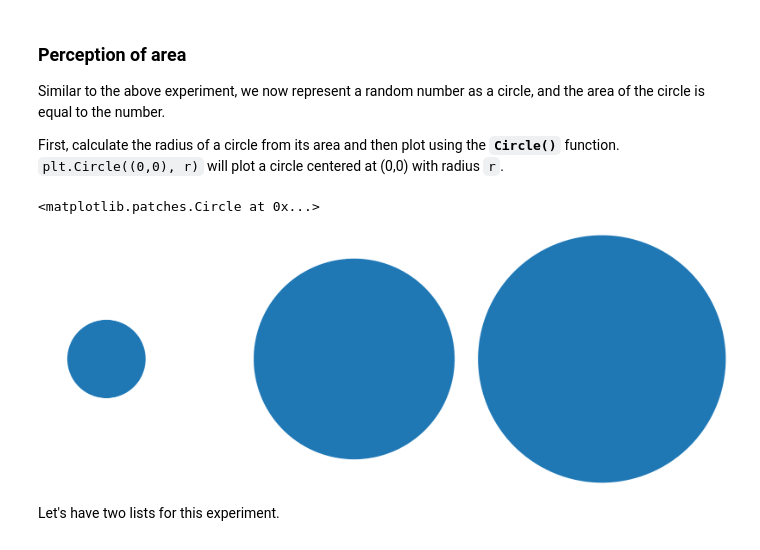
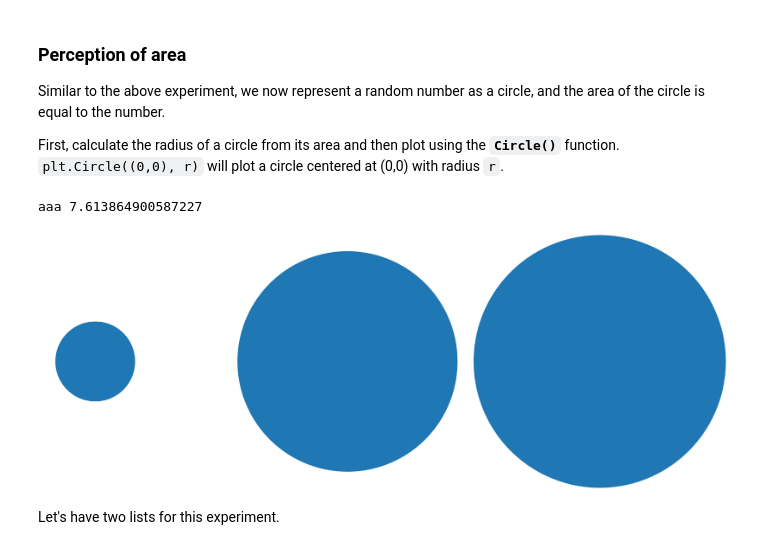
Before and after one commit to tudorrw/UBB_Master_ICA, a Jupyter notebook: 2_semester/SDV (Scientific Data Visualization)/courses/course_4/c04.ipynb, the cells around one changed output. Drawn from its saved outputs; the diff is of its cells as text; code cells hidden in the pictures.

```diff
--- a/2_semester/SDV (Scientific Data Visualization)/courses/course_4/c04.ipynb
+++ b/2_semester/SDV (Scientific Data Visualization)/courses/course_4/c04.ipynb
@@ -295,23 +331,25 @@ First, calculate the radius of a circle from its area and then plot using the **
 # %%
 n1 = 0.005
 n2 = 0.05
 
 radius1 = np.sqrt(n1 / np.pi)  # area = pi * r * r
 radius2 = np.sqrt(n2 / np.pi)
-random_radius = np.sqrt(n1 * random.uniform(1, 10) / np.pi)
+a =  random.uniform(1, 10)
+random_radius = np.sqrt(n1 * a / np.pi)
 
 plt.axis("equal")
 plt.axis("off")
 circ1 = plt.Circle((0, 0), radius1, clip_on=False)
 circ2 = plt.Circle((4 * radius2, 0), radius2, clip_on=False)
 rand_circ = plt.Circle((2 * radius2, 0), random_radius, clip_on=False)
 
 plt.gca().add_artist(circ1)
 plt.gca().add_artist(circ2)
 plt.gca().add_artist(rand_circ)
+print("aaa", a)
 # %% [output]
-<matplotlib.patches.Circle at 0x...>
+aaa 7.613864900587227
-[figure, old version]
+[figure, new version]
 # %% [markdown]
 Let's have two lists for this experiment.
 # %%
```
Also changed, not shown: parts of 21 cells of this notebook, 7 other files.
